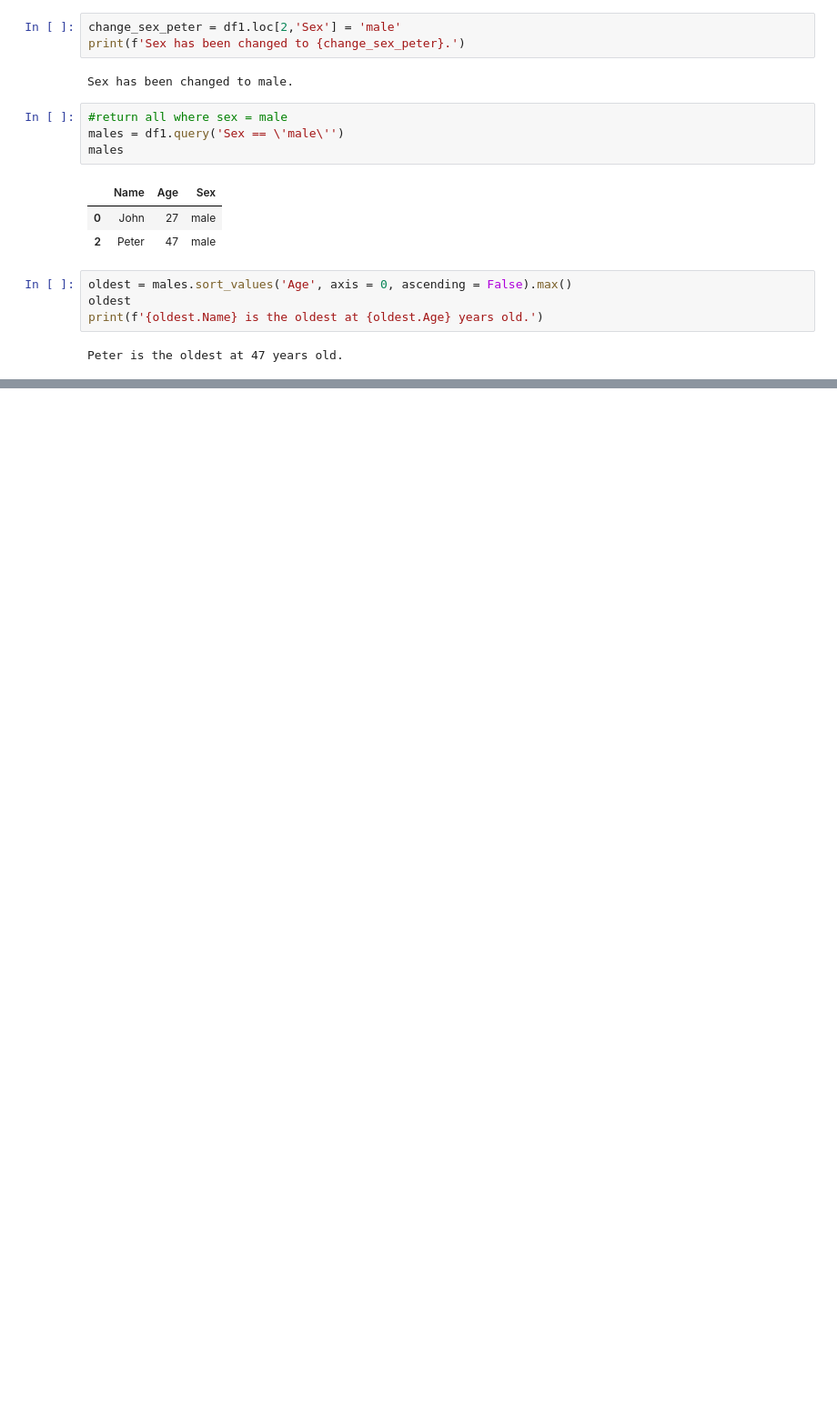
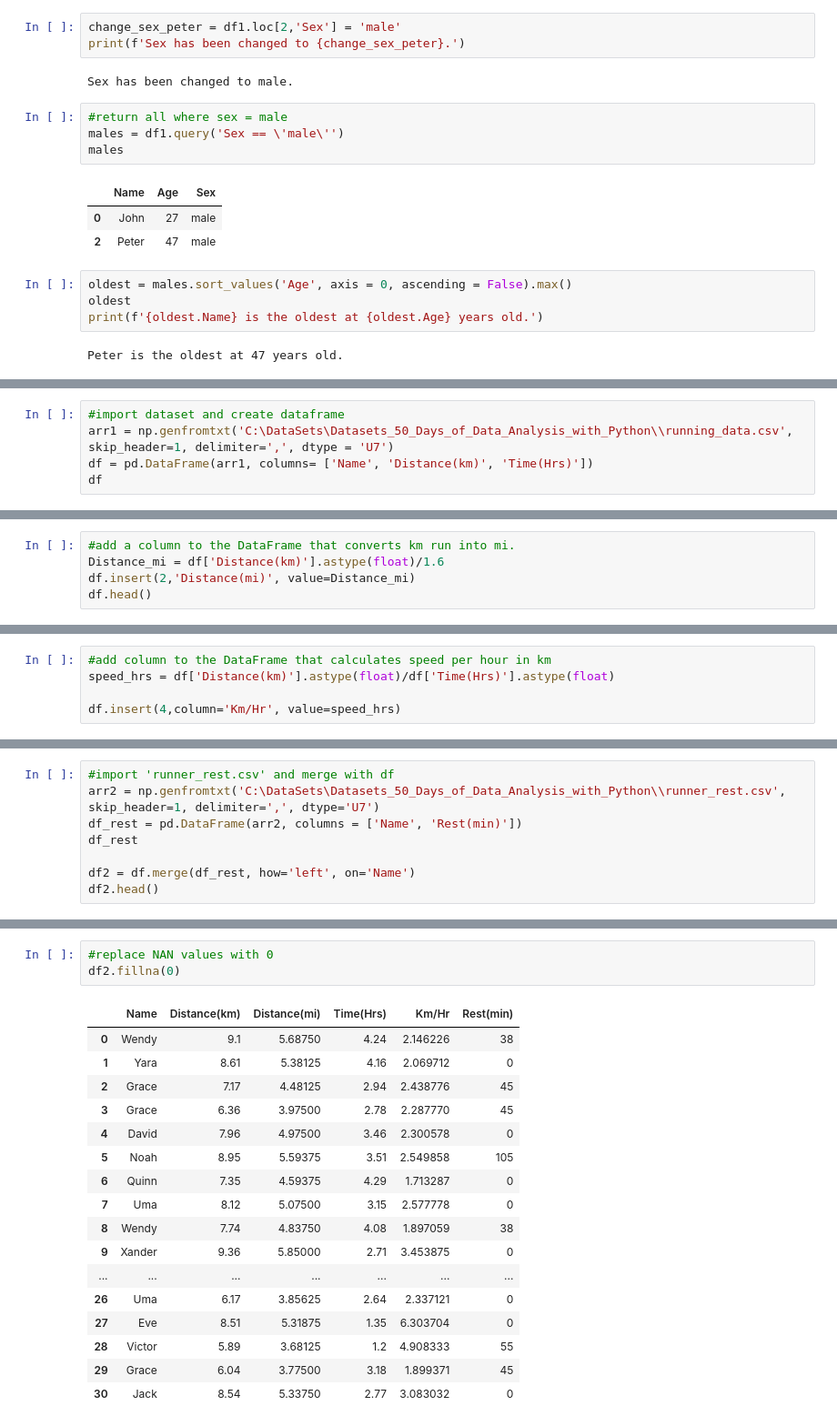
Before and after one commit to aaronbcrampton/50_Days_of_Data_Analysis_in_Python, a Jupyter notebook: 50 Days of Python study work.ipynb, the cells around one changed output, grey strips where cells are left out. Shown: that part at 91% size. Cells and saved outputs as stored; diff of their text form; blank space fills up the shorter version.

Commit message:
Day 18 Runners Data Analysis Part 1

```diff
--- a/50 Days of Python study work.ipynb
+++ b/50 Days of Python study work.ipynb
@@ -1285,0 +1288,5 @@ Peter is the oldest at 47 years old.
+# %%
+#import dataset and create dataframe
+arr1 = np.genfromtxt('C:\DataSets\Datasets_50_Days_of_Data_Analysis_with_Python\\running_data.csv', skip_header=1, delimiter=',', dtype = 'U7')
+df = pd.DataFrame(arr1, columns= ['Name', 'Distance(km)', 'Time(Hrs)'])
+df
@@ -1285,0 +1311,5 @@ Peter is the oldest at 47 years old.
+# %%
+#add a column to the DataFrame that converts km run into mi.
+Distance_mi = df['Distance(km)'].astype(float)/1.6
+df.insert(2,'Distance(mi)', value=Distance_mi)
+df.head()
@@ -1285,0 +1323,5 @@ Peter is the oldest at 47 years old.
+# %%
+#add column to the DataFrame that calculates speed per hour in km
+speed_hrs = df['Distance(km)'].astype(float)/df['Time(Hrs)'].astype(float)
+
+df.insert(4,column='Km/Hr', value=speed_hrs)
@@ -1285,0 +1337,8 @@ Peter is the oldest at 47 years old.
+# %%
+#import 'runner_rest.csv' and merge with df
+arr2 = np.genfromtxt('C:\DataSets\Datasets_50_Days_of_Data_Analysis_with_Python\\runner_rest.csv', skip_header=1, delimiter=',', dtype='U7')
+df_rest = pd.DataFrame(arr2, columns = ['Name', 'Rest(min)'])
+df_rest
+
+df2 = df.merge(df_rest, how='left', on='Name')
+df2.head()
@@ -1285,0 +1352,21 @@ Peter is the oldest at 47 years old.
+# %%
+#replace NAN values with 0
+df2.fillna(0)
+# %% [output]
+|  | Name | Distance(km) | Distance(mi) | Time(Hrs) | Km/Hr | Rest(min) |
+| 0 | Wendy | 9.1 | 5.68750 | 4.24 | 2.146226 | 38 |
+| 1 | Yara | 8.61 | 5.38125 | 4.16 | 2.069712 | 0 |
+| 2 | Grace | 7.17 | 4.48125 | 2.94 | 2.438776 | 45 |
+| 3 | Grace | 6.36 | 3.97500 | 2.78 | 2.287770 | 45 |
+| 4 | David | 7.96 | 4.97500 | 3.46 | 2.300578 | 0 |
+| 5 | Noah | 8.95 | 5.59375 | 3.51 | 2.549858 | 105 |
+| 6 | Quinn | 7.35 | 4.59375 | 4.29 | 1.713287 | 0 |
+| 7 | Uma | 8.12 | 5.07500 | 3.15 | 2.577778 | 0 |
+| 8 | Wendy | 7.74 | 4.83750 | 4.08 | 1.897059 | 38 |
+| 9 | Xander | 9.36 | 5.85000 | 2.71 | 3.453875 | 0 |
+| ... | ... | ... | ... | ... | ... | ... |
+| 26 | Uma | 6.17 | 3.85625 | 2.64 | 2.337121 | 0 |
+| 27 | Eve | 8.51 | 5.31875 | 1.35 | 6.303704 | 0 |
+| 28 | Victor | 5.89 | 3.68125 | 1.2 | 4.908333 | 55 |
+| 29 | Grace | 6.04 | 3.77500 | 3.18 | 1.899371 | 45 |
+| 30 | Jack | 8.54 | 5.33750 | 2.77 | 3.083032 | 0 |
```
Also changed, not shown: parts of 5 cells of this notebook.
